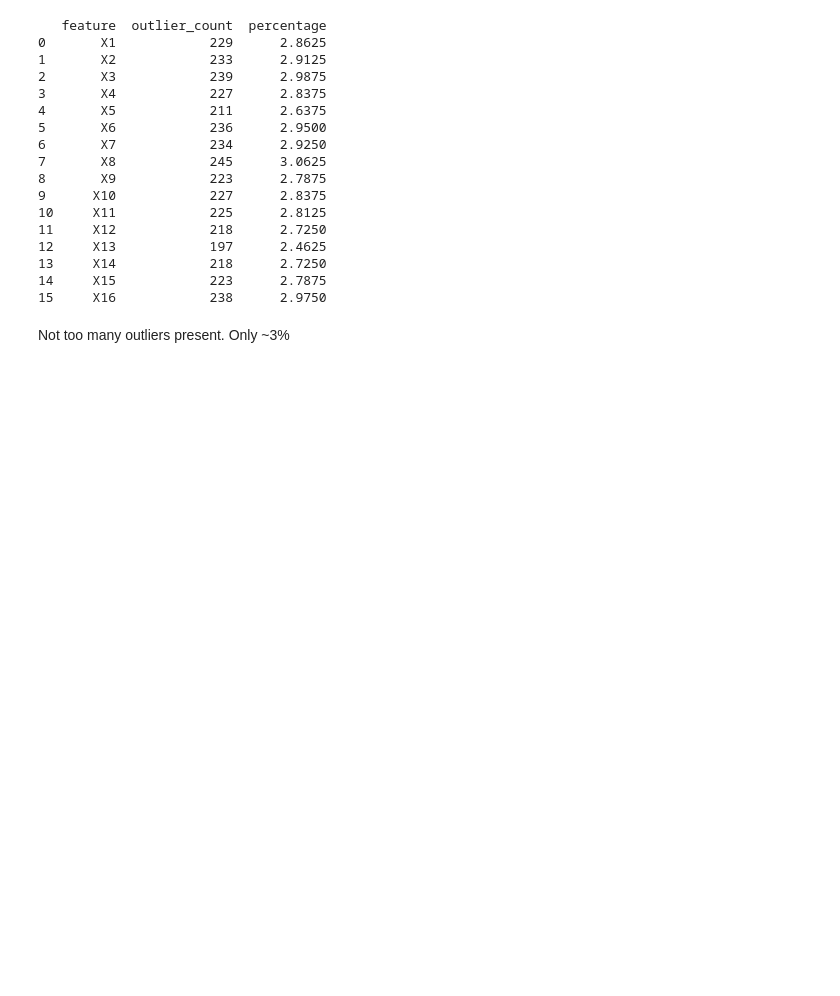
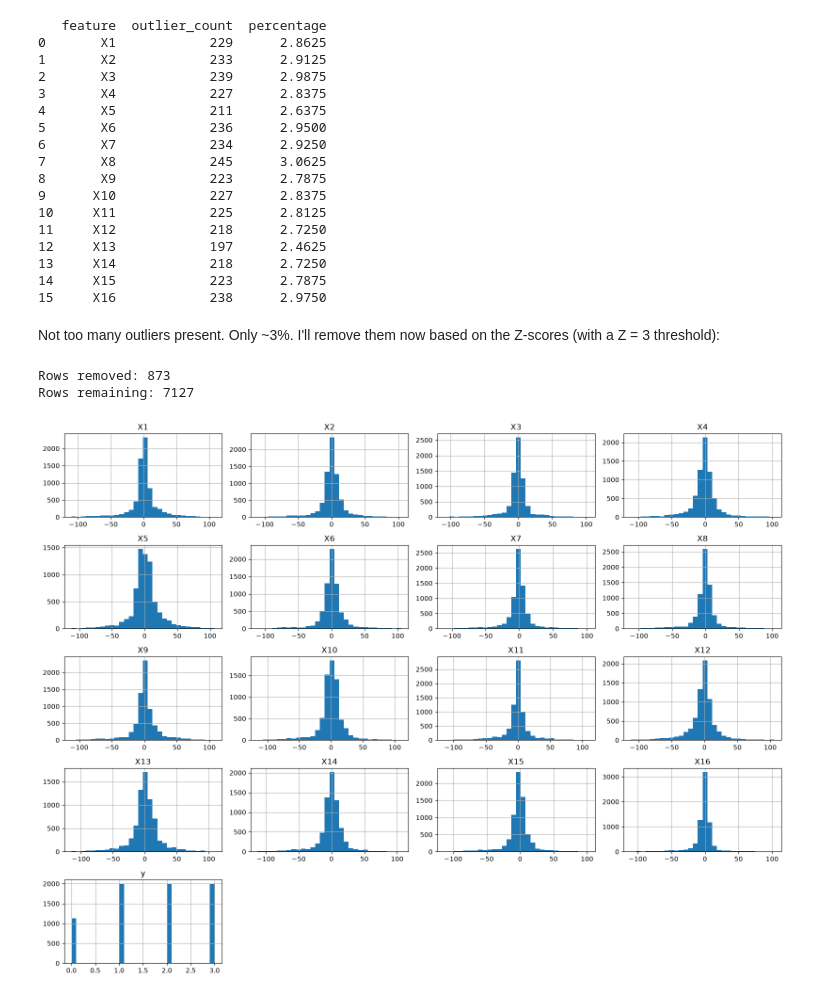
Before and after one commit to cameroncochrane/seizure_detection, a Jupyter notebook: notebooks/1_ESD_EDA.ipynb, the cells around one changed output. Saved outputs shown, nothing was run; the diff lists cells and outputs as text; code cells hidden in the pictures; blank space fills up the shorter version.

Commit message:
Further EDA, outlier detection + removal, and correlation analysis for the feature selection process

```diff
--- a/notebooks/1_ESD_EDA.ipynb
+++ b/notebooks/1_ESD_EDA.ipynb
@@ -158,4 +158,20 @@ print(outlier_counts)
 14     X15            223      2.7875
 15     X16            238      2.9750
 # %% [markdown]
-Not too many outliers present. Only ~3%
+Not too many outliers present. Only ~3%. I'll remove them now based on the Z-scores (with a Z = 3 threshold):
+# %%
+# Keep only rows where no feature exceeds the Z-score threshold
+non_outlier_mask = ~outliers_mask.any(axis=1)
+
+data = raw_data.loc[non_outlier_mask].reset_index(drop=True)
+
+print(f"Rows removed: {(~non_outlier_mask).sum()}")
+print(f"Rows remaining: {len(data)}")
+# %% [output]
+Rows removed: 873
+Rows remaining: 7127
+# %%
+data.hist(figsize=(16, 12), layout=(5, 4), bins=30)
+plt.tight_layout()
+# %% [output]
+[figure, added]
```
Also changed, not shown: parts of 11 cells of this notebook.
